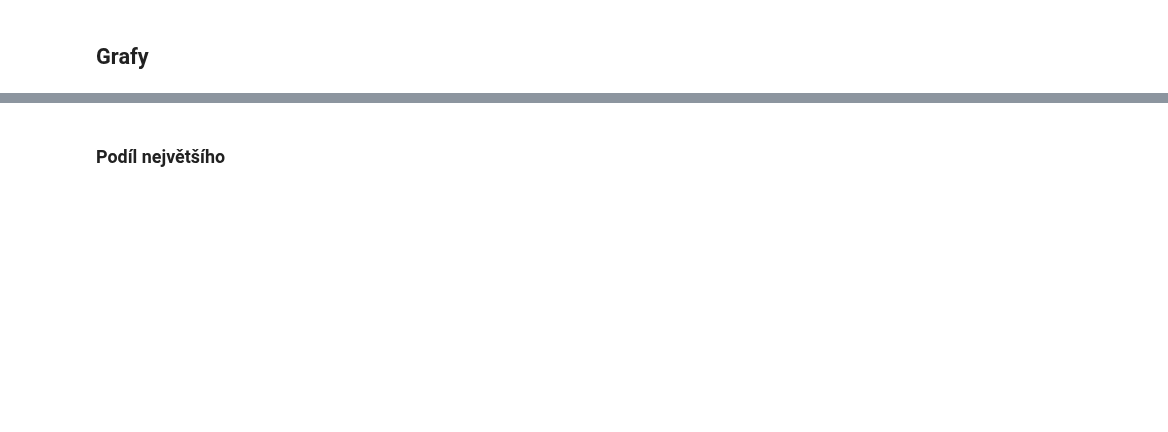
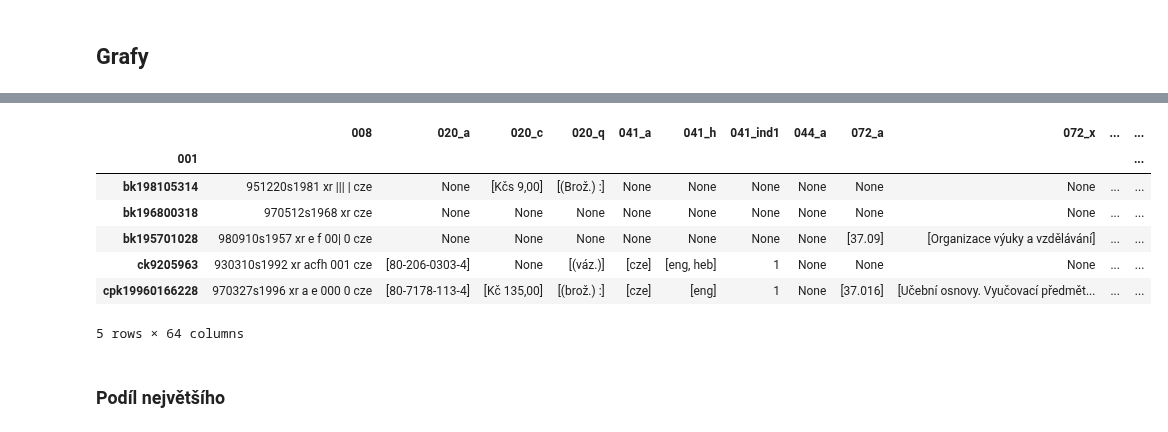
Before and after one commit to DataRozhlas/knizni-peoplemetr, a Jupyter notebook: 902e_nakladatelstvi.ipynb, the cells around one changed output, grey strips where cells are left out. Saved outputs shown, nothing was run; the diff lists cells and outputs as text; code cells hidden in the pictures; blank space fills up the shorter version.

```diff
--- a/902e_nakladatelstvi.ipynb
+++ b/902e_nakladatelstvi.ipynb
@@ -216,4 +448,15 @@ me_to_neurazi(graf_nakl, soubor="01_nakladatelstvi_pocty", kredity=kredity['defa
 # %%
 import polars as pl
+# %%
+df.sample(5)
+# %% [output]
+|  | 008 | 020_a | 020_c | 020_q | 041_a | 041_h | 041_ind1 | 044_a | 072_a | 072_x | ... | ... |
+| 001 |  |  |  |  |  |  |  |  |  |  |  | ... |
+| bk198105314 | 951220s1981 xr ||| | cze | None | [Kčs 9,00] | [(Brož.) :] | None | None | None | None | None | None | ... | ... |
+| bk196800318 | 970512s1968 xr cze | None | None | None | None | None | None | None | None | None | ... | ... |
+| bk195701028 | 980910s1957 xr e f 00| 0 cze | None | None | None | None | None | None | None | [37.09] | [Organizace výuky a vzdělávání] | ... | ... |
+| ck9205963 | 930310s1992 xr acfh 001 cze | [80-206-0303-4] | None | [(váz.)] | [cze] | [eng, heb] | 1 | None | None | None | ... | ... |
+| cpk19960166228 | 970327s1996 xr a e 000 0 cze | [80-7178-113-4] | [Kč 135,00] | [(brož.) :] | [cze] | [eng] | 1 | None | [37.016] | [Učební osnovy. Vyučovací předmět... | ... | ... |
+5 rows × 64 columns
 # %% [markdown]
 ### Podíl největšího
```
Also changed, not shown: parts of 43 cells of this notebook, 14 other files.
